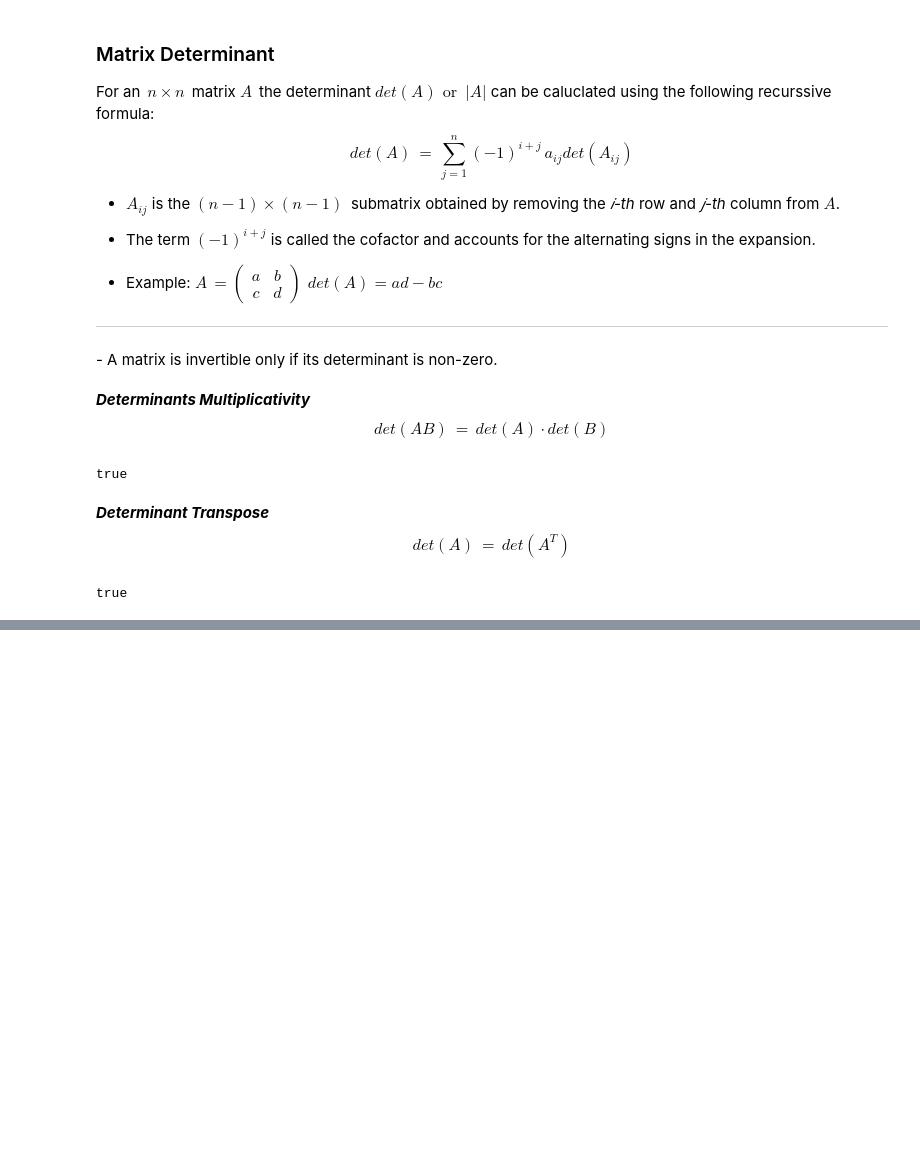
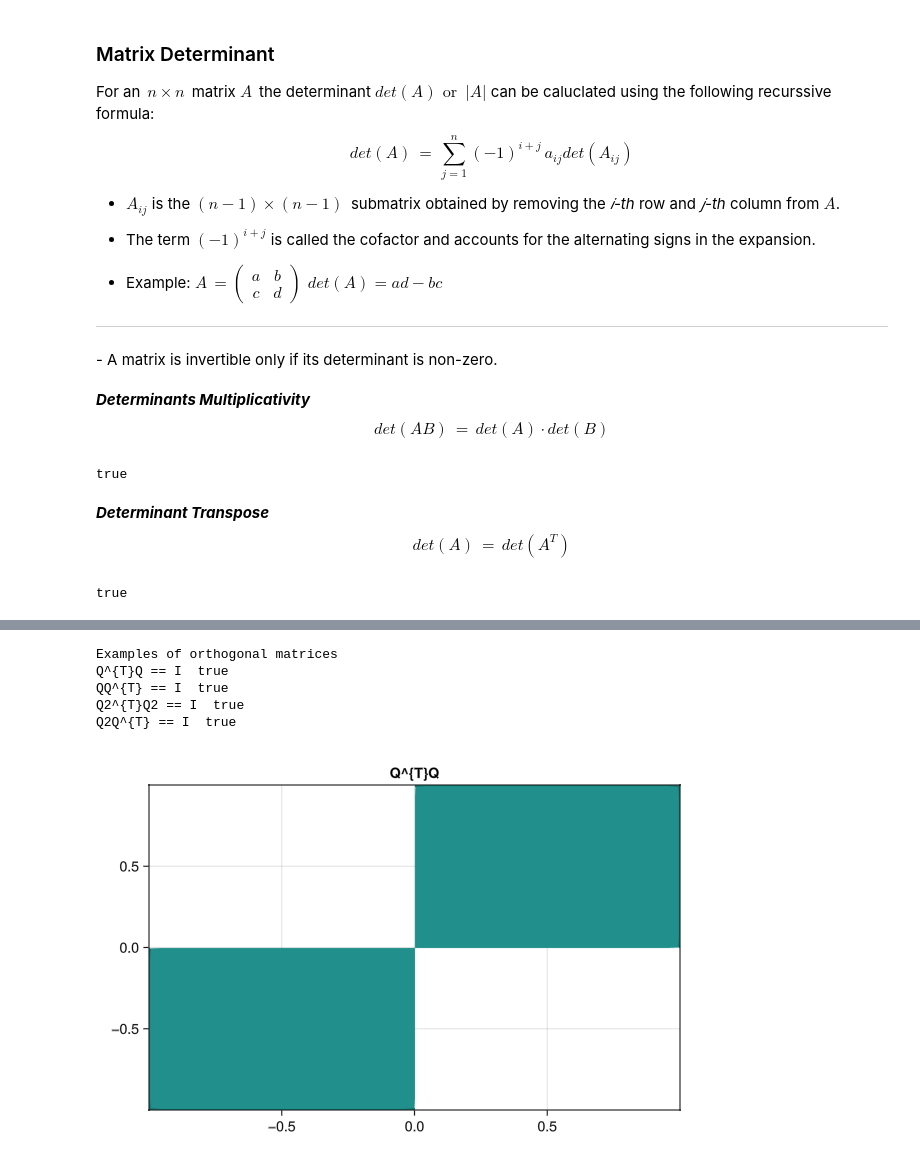
Before and after one commit to NimaPoshtiban/AI_notes, a Jupyter notebook: Matrices.ipynb, the cells around one changed output, grey strips where cells are left out. Saved outputs shown, nothing was run; the diff lists cells and outputs as text; code cells hidden in the pictures; blank space fills up the shorter version.

```diff
--- a/Matrices.ipynb
+++ b/Matrices.ipynb
@@ -393,0 +550,39 @@ true
+# %%
+begin
+println("Examples of orthogonal matrices")
+Q = 1/sqrt(2) * [1 -1; 1 1]
+Q2 = 1/3 * [1 2 2 ; 2 1 -2; -2 2 -1]
+result = Q'Q
+result = isapprox(result,LinearAlgebra.I(2)) # have to use this because of floating point comparison
+printstyled("""Q^{T}Q == I  $result \n""",color=:blue)
+result = Q*Q'
+result = isapprox(result,LinearAlgebra.I(2))
+printstyled("""QQ^{T} == I  $result \n""",color=:cyan)
+
+
+result = Q2'Q2
+result=isapprox(result,LinearAlgebra.I(3))
+printstyled("""Q2^{T}Q2 == I  $result \n""",color=:blue)
+
+result = Q2*Q2'
+result = isapprox(result,LinearAlgebra.I(3))
+printstyled("""Q2Q^{T} == I  $result \n""",color=:cyan)
+
+xs = Q[1,:]
+ys = Q[:,1]
+xst = Q2[1,:]
+yst = Q2[:,1]
+f = GLMakie.Figure(size=(600,400))
+ax = GLMakie.Axis(f[1,1],
+    title = "Q^{T}Q",)
+(GLMakie.heatmap!(ys.*xs,xs.*ys,[1,1]))
+
+f
+end
+# %% [output]
+Examples of orthogonal matrices
+Q^{T}Q == I  true
+QQ^{T} == I  true
+Q2^{T}Q2 == I  true
+Q2Q^{T} == I  true
+[figure, added]
```
Also changed, not shown: parts of 30 cells of this notebook.
